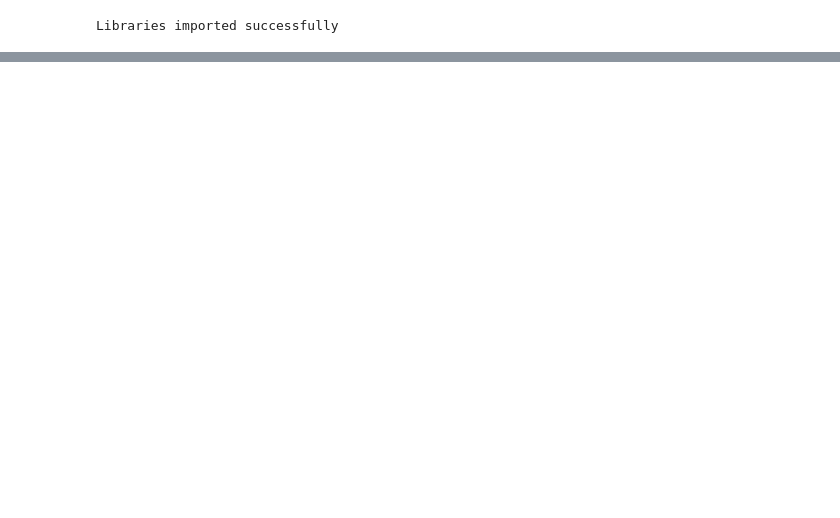
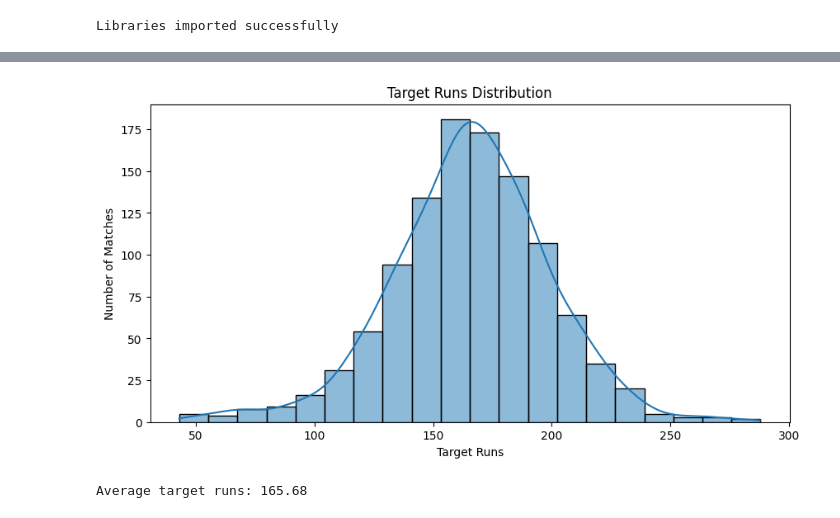
Before and after one commit to hridhyapr/SMART-FEEDBACK-COLLECTION-PORTAL, a Jupyter notebook: Sports.ipynb, the cells around one changed output, grey strips where cells are left out. Drawn from its saved outputs; the diff is of its cells as text; code cells hidden in the pictures; blank space fills up the shorter version.

```diff
--- a/Sports.ipynb
+++ b/Sports.ipynb
@@ -206,18 +206,7 @@ Name: count, Length: 823, dtype: int64
 score_columns_raw = [
     "method",
     "result_margin",
-    "player_of_match",
-    "umpire1",
-    "umpire2",
-    "venue",
-    "team1",
-    "team2",
-    "toss_winner",
-    "toss_decision",
-    "winner",
-    "win_by_runs", # This column is not in df.info()
-    "win_by_wickets", # This column is not in df.info()
-    "player_of_match_score" # This column is not in df.info()
+    "player_of_match"
 ]
 
 # Filter out columns that do not exist in the DataFrame
@@ -258,0 +406,20 @@ Name: count, dtype: int64
+# %%
+plt.figure(figsize=(10, 5))
+sns.histplot(
+    clean_df["target_runs"],
+    bins=20,
+    kde=True
+)
+
+plt.title("Target Runs Distribution")
+plt.xlabel("Target Runs")
+plt.ylabel("Number of Matches")
+plt.show()
+
+print(
+    "Average target runs:",
+    round(clean_df["target_runs"].mean(), 2)
+)
+# %% [output]
+[figure, added]
+Average target runs: 165.68
```
Also changed, not shown: parts of 20 cells of this notebook.
